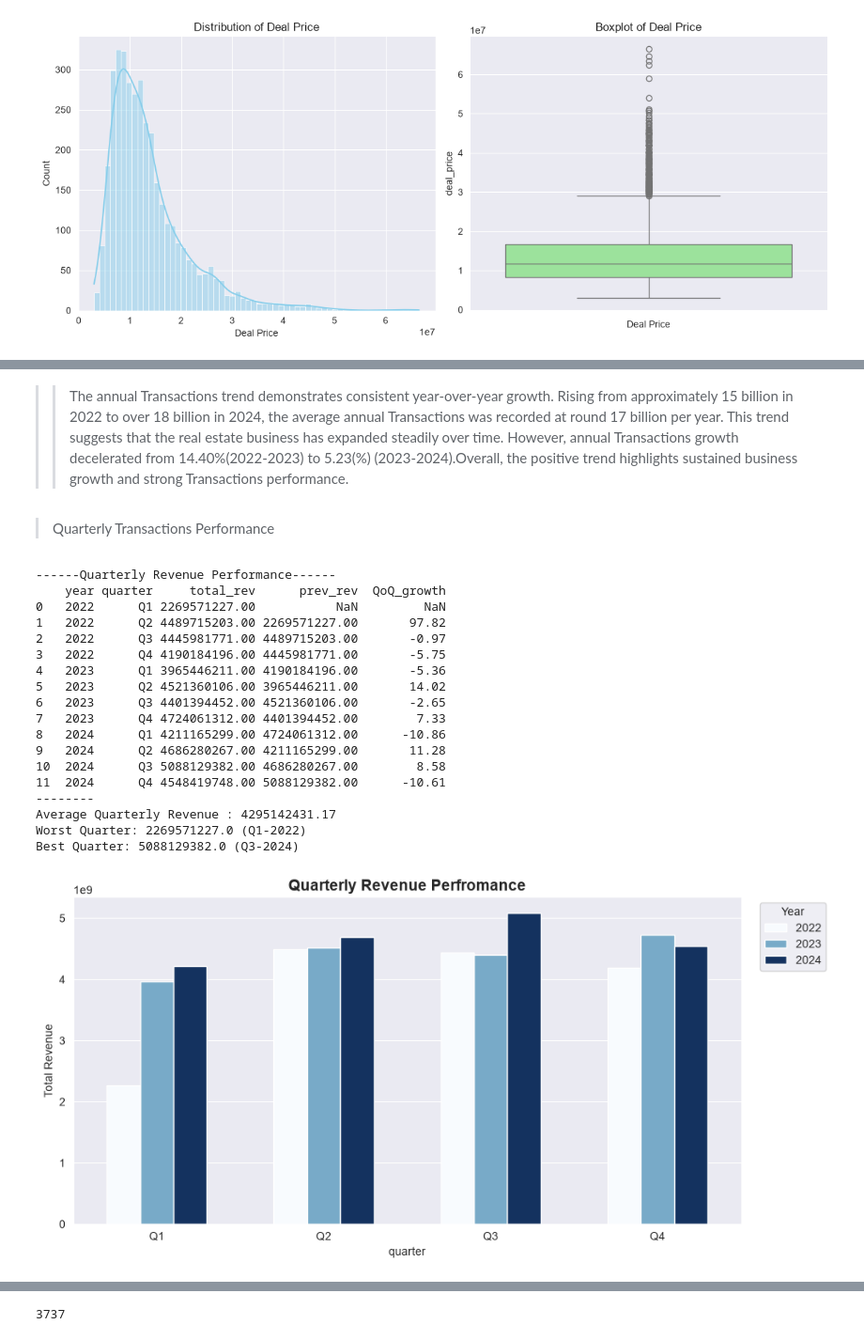
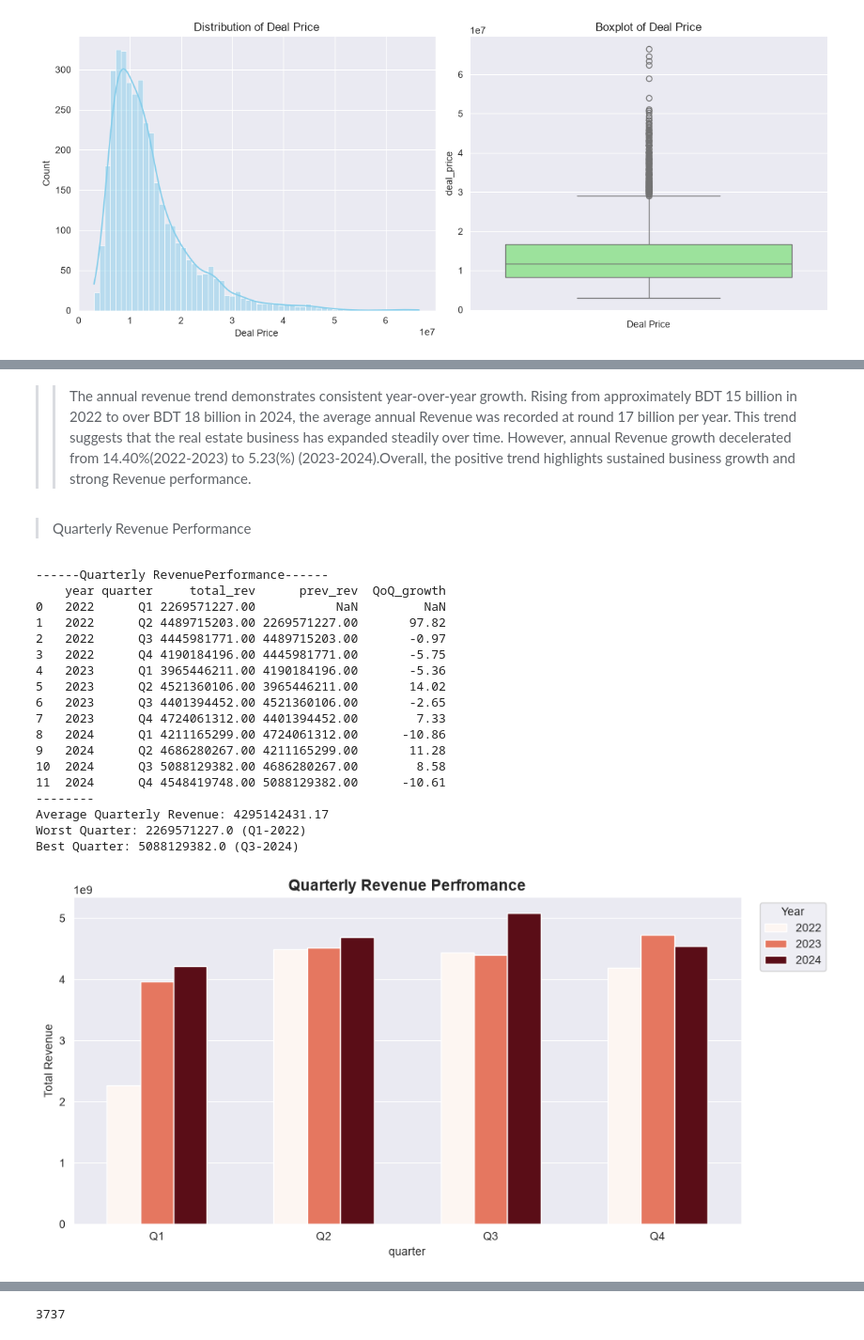
Before and after one commit to hlmtssilvia/Real_Estate_Analytics_Project, a Jupyter notebook: Notebook/Sales_Performance_Analysis.ipynb, the cells around one changed output, grey strips where cells are left out. Shown at 94% size. Drawn from its saved outputs; the diff is of its cells as text; code cells hidden in the pictures.

```diff
--- a/Notebook/Sales_Performance_Analysis.ipynb
+++ b/Notebook/Sales_Performance_Analysis.ipynb
@@ -198,7 +198,7 @@ Average Annual Revenue = 17180569724.666668
 # %% [markdown]
->>The annual Transactions trend demonstrates consistent year-over-year growth. Rising from approximately 15 billion in 2022 to over 18 billion in 2024, the average annual Transactions was recorded at round 17 billion per year. This trend suggests that the real estate business has expanded steadily over time. However, annual Transactions growth decelerated from 14.40%(2022-2023) to 5.23(%) (2023-2024).Overall, the positive trend highlights sustained business growth and strong Transactions performance.
+>>The annual revenue trend demonstrates consistent year-over-year growth. Rising from approximately BDT 15 billion in 2022 to over BDT 18 billion in 2024, the average annual Revenue was recorded at round 17 billion per year. This trend suggests that the real estate business has expanded steadily over time. However, annual Revenue growth decelerated from 14.40%(2022-2023) to 5.23(%) (2023-2024).Overall, the positive trend highlights sustained business growth and strong Revenue performance.
 # %% [markdown]
->Quarterly Transactions Performance
+>Quarterly Revenue Performance
 # %%
 df_completed['quarter'] = df_completed['deal_date'].dt.quarter
 
@@ -215,16 +215,16 @@ rev_qrt['QoQ_growth'] = (\
                     (rev_qrt['total_rev']-rev_qrt['prev_rev'])\
                      /rev_qrt['prev_rev']*100).round(2)
 
-print('------Quarterly Transactions Performance------')
+print('------Quarterly RevenuePerformance------')
 print(rev_qrt)
 print('--------')
-print(f"Average Quarterly Transactions : {rev_qrt['total_rev'].mean():.2f}")
+print(f"Average Quarterly Revenue: {rev_qrt['total_rev'].mean():.2f}")
 min_trans_qrt = rev_qrt.loc[rev_qrt['total_rev'].idxmin()]
 max_trans_qrt = rev_qrt.loc[rev_qrt['total_rev'].idxmax()]
-print(f"Worst Quarter: {rev_qrt['total_trans'].min()} ({min_trans_qrt['quarter']}-{min_trans_qrt['year']})")
-print(f"Best Quarter: {rev_qrt['total_trans'].max()} ({max_trans_qrt['quarter']}-{max_trans_qrt['year']})")
+print(f"Worst Quarter: {rev_qrt['total_rev'].min()} ({min_trans_qrt['quarter']}-{min_trans_qrt['year']})")
+print(f"Best Quarter: {rev_qrt['total_rev'].max()} ({max_trans_qrt['quarter']}-{max_trans_qrt['year']})")
 # %% [output]
-------Quarterly Revenue Performance------
+------Quarterly RevenuePerformance------
     year quarter     total_rev      prev_rev  QoQ_growth
 0   2022      Q1 2269571227.00           NaN         NaN
 1   2022      Q2 4489715203.00 2269571227.00       97.82
@@ -239,35 +239,35 @@ print(f"Best Quarter: {rev_qrt['total_trans'].max()} ({max_trans_qrt['quarter']}
 10  2024      Q3 5088129382.00 4686280267.00        8.58
 11  2024      Q4 4548419748.00 5088129382.00      -10.61
 --------
-Average Quarterly Revenue : 4295142431.17
+Average Quarterly Revenue: 4295142431.17
 Worst Quarter: 2269571227.0 (Q1-2022)
 Best Quarter: 5088129382.0 (Q3-2024)
 # %%
 sns.set_style('darkgrid')
 plt.figure(figsize=(10,5))
 
 sns.barplot(
     data=rev_qrt,
     x='quarter',
-    y='total_trans',
+    y='total_rev',
     hue='year',
     width=0.6,
-    palette = 'Blues'
+    palette = 'Reds'
 )
 
-plt.title('Quarterly Transactions Perfromance', fontsize=14, fontweight='bold')
+plt.title('Quarterly Revenue Perfromance', fontsize=14, fontweight='bold')
 plt.xlabel('quarter')
-plt.ylabel('Total Transactions')
+plt.ylabel('Total Revenue')
 
 # pindahkan legend ke luar grafik
 plt.legend(
     title='Year',
     bbox_to_anchor=(1.02, 1),
     loc='upper left'
 )
 
 plt.tight_layout()
 plt.show()
 # %% [output]
-[figure, old version]
+[figure, new version]
 # %% [markdown]
```
Also changed, not shown: parts of 34 cells of this notebook.
